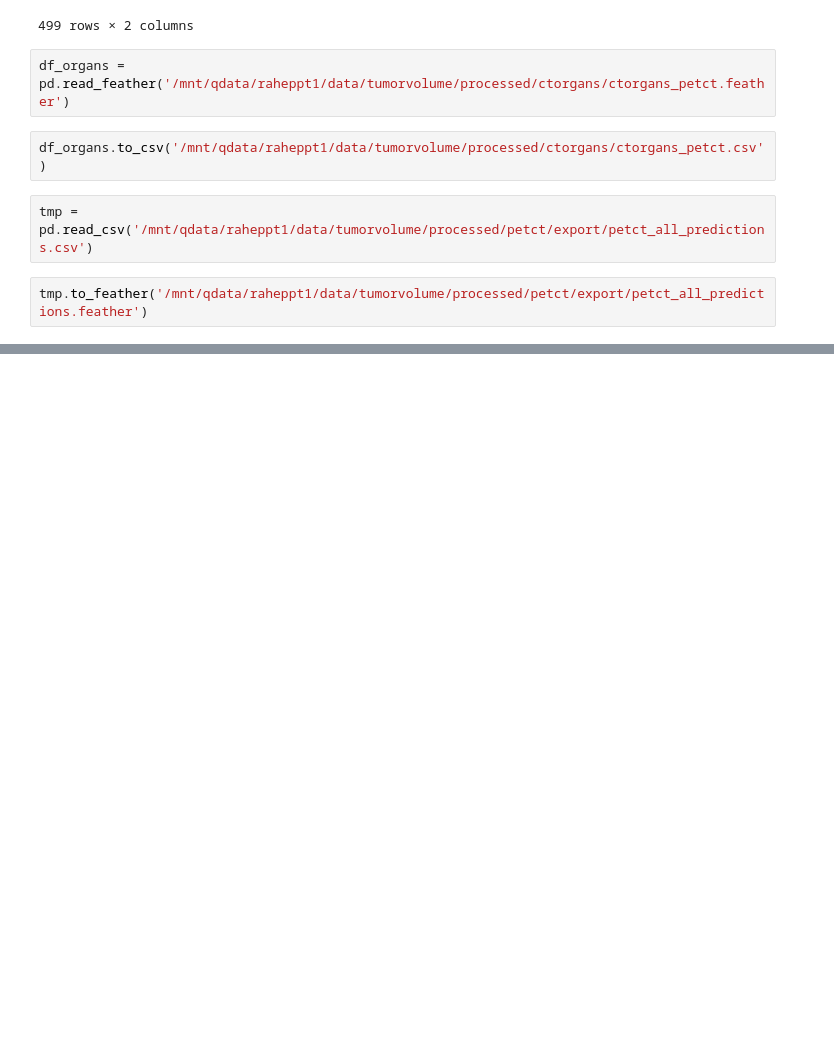
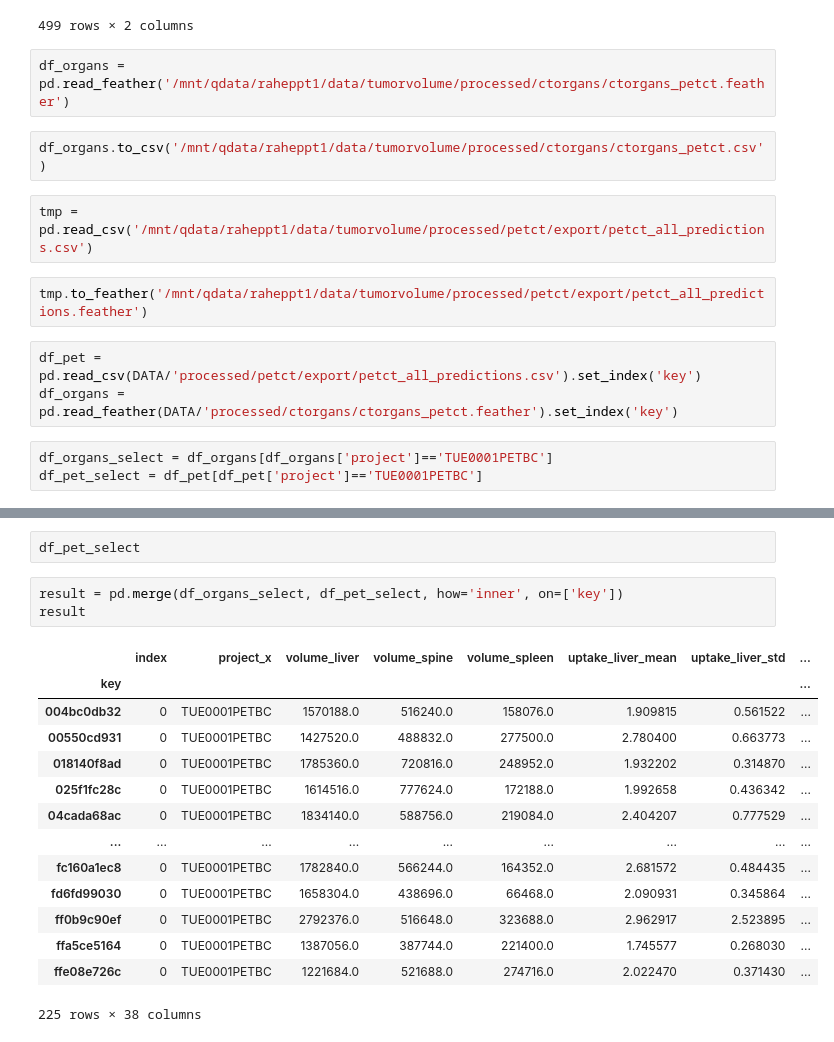
Before and after one commit to tobiashepp/tumorvolume, a Jupyter notebook: notebooks/experiments/0.0-th-check-petct.ipynb, the cells around one changed output, grey strips where cells are left out. Saved outputs shown, nothing was run; the diff lists cells and outputs as text; blank space fills up the shorter version.

```diff
--- a/notebooks/experiments/0.0-th-check-petct.ipynb
+++ b/notebooks/experiments/0.0-th-check-petct.ipynb
@@ -58,3 +69,9 @@ df_organs.to_csv('/mnt/qdata/raheppt1/data/tumorvolume/processed/ctorgans/ctorga
 tmp = pd.read_csv('/mnt/qdata/raheppt1/data/tumorvolume/processed/petct/export/petct_all_predictions.csv')
 # %%
 tmp.to_feather('/mnt/qdata/raheppt1/data/tumorvolume/processed/petct/export/petct_all_predictions.feather')
+# %%
+df_pet = pd.read_csv(DATA/'processed/petct/export/petct_all_predictions.csv').set_index('key')
+df_organs = pd.read_feather(DATA/'processed/ctorgans/ctorgans_petct.feather').set_index('key')
+# %%
+df_organs_select = df_organs[df_organs['project']=='TUE0001PETBC']
+df_pet_select = df_pet[df_pet['project']=='TUE0001PETBC']
@@ -60,0 +102,20 @@ tmp.to_feather('/mnt/qdata/raheppt1/data/tumorvolume/processed/petct/export/petc
+# %%
+df_pet_select
+# %%
+result = pd.merge(df_organs_select, df_pet_select, how='inner', on=['key'])
+result
+# %% [output]
+|  | index | project_x | volume_liver | volume_spine | volume_spleen | uptake_liver_mean | uptake_liver_std | ... |
+| key |  |  |  |  |  |  |  | ... |
+| 004bc0db32 | 0 | TUE0001PETBC | 1570188.0 | 516240.0 | 158076.0 | 1.909815 | 0.561522 | ... |
+| 00550cd931 | 0 | TUE0001PETBC | 1427520.0 | 488832.0 | 277500.0 | 2.780400 | 0.663773 | ... |
+| 018140f8ad | 0 | TUE0001PETBC | 1785360.0 | 720816.0 | 248952.0 | 1.932202 | 0.314870 | ... |
+| 025f1fc28c | 0 | TUE0001PETBC | 1614516.0 | 777624.0 | 172188.0 | 1.992658 | 0.436342 | ... |
+| 04cada68ac | 0 | TUE0001PETBC | 1834140.0 | 588756.0 | 219084.0 | 2.404207 | 0.777529 | ... |
+| ... | ... | ... | ... | ... | ... | ... | ... | ... |
+| fc160a1ec8 | 0 | TUE0001PETBC | 1782840.0 | 566244.0 | 164352.0 | 2.681572 | 0.484435 | ... |
+| fd6fd99030 | 0 | TUE0001PETBC | 1658304.0 | 438696.0 | 66468.0 | 2.090931 | 0.345864 | ... |
+| ff0b9c90ef | 0 | TUE0001PETBC | 2792376.0 | 516648.0 | 323688.0 | 2.962917 | 2.523895 | ... |
+| ffa5ce5164 | 0 | TUE0001PETBC | 1387056.0 | 387744.0 | 221400.0 | 1.745577 | 0.268030 | ... |
+| ffe08e726c | 0 | TUE0001PETBC | 1221684.0 | 521688.0 | 274716.0 | 2.022470 | 0.371430 | ... |
+225 rows × 38 columns
```
Also changed, not shown: parts of 10 cells of this notebook, 12 other files.
